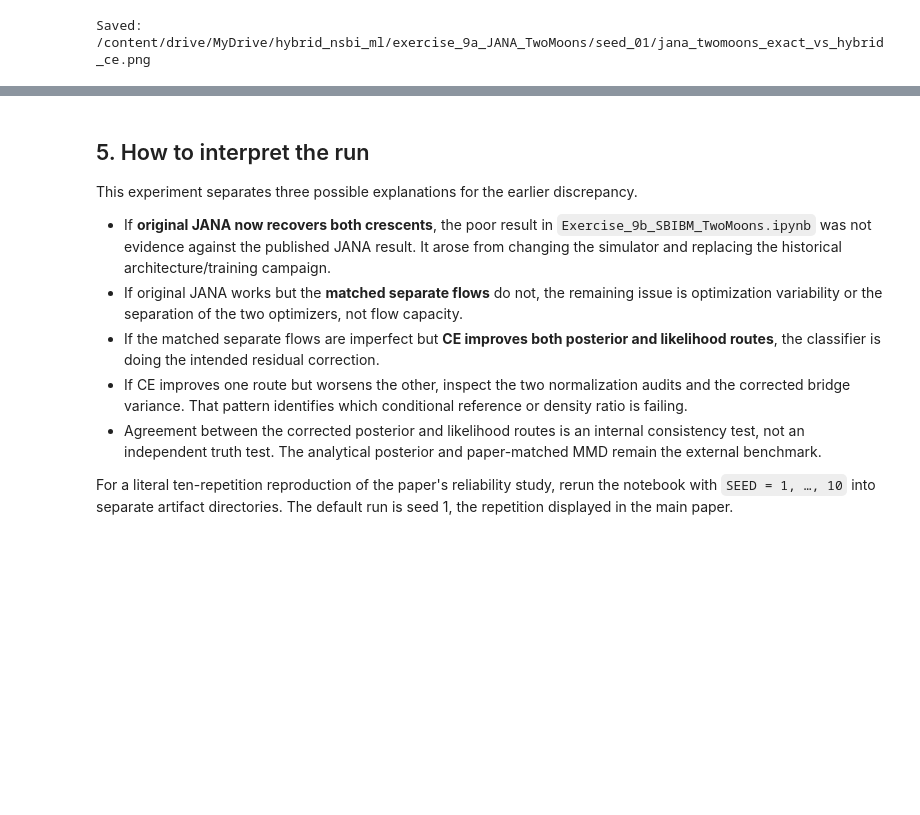
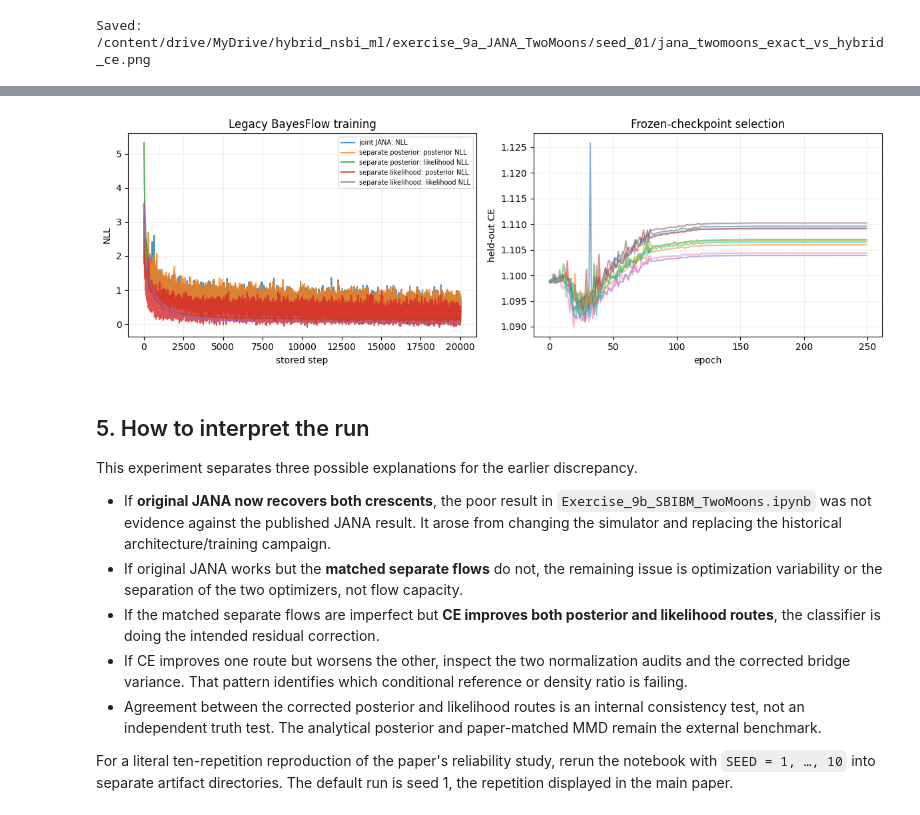
Before and after one commit to rafaellopesdesa/nsbi-lhc-toolkit, a Jupyter notebook: workshops/ml4hep_tifr_colab/Exercise_9a_JANA_TwoMoons.ipynb, the cells around one changed output, grey strips where cells are left out. Drawn from its saved outputs; the diff is of its cells as text; code cells hidden in the pictures; blank space fills up the shorter version.

```diff
--- a/workshops/ml4hep_tifr_colab/Exercise_9a_JANA_TwoMoons.ipynb
+++ b/workshops/ml4hep_tifr_colab/Exercise_9a_JANA_TwoMoons.ipynb
@@ -948,44 +948,72 @@ print("Saved:", figure_path)
 Saved: /content/drive/MyDrive/hybrid_nsbi_ml/exercise_9a_JANA_TwoMoons/seed_01/jana_twomoons_exact_vs_hybrid_ce.png
 # %%
 # Training histories: legacy NLLs and the ten CE members.
-history_paths = {
-    "joint JANA": ARTIFACT_ROOT / "joint_jana_history.csv",
-    "separate posterior": (
-        ARTIFACT_ROOT / "separate_posterior_history.csv"
-    ),
-    "separate likelihood": (
-        ARTIFACT_ROOT / "separate_likelihood_history.csv"
-    ),
+history_stems = {
+    "joint JANA": ARTIFACT_ROOT / "joint_jana_history",
+    "separate posterior": ARTIFACT_ROOT / "separate_posterior_history",
+    "separate likelihood": ARTIFACT_ROOT / "separate_likelihood_history",
 }
-for label, path in history_paths.items():
-    frame = pd.read_csv(path)
-    print(
-        label,
-        "columns:",
-        list(frame.columns),
-        "rows:",
-        len(frame),
-    )
 
 fig, axes = plt.subplots(1, 2, figsize=(12, 4))
-for label, path in history_paths.items():
-    frame = pd.read_csv(path)
-    candidates = [
-        column for column in frame.columns
-        if "loss" in column.lower() and "val" not in column.lower()
-    ]
-    for column in candidates:
-        axes[0].plot(
-            frame[column].to_numpy(),
-            alpha=0.8,
-            label=f"{label}: {column}",
+
+for label, stem in history_stems.items():
+    csv_path = stem.with_suffix(".csv")
+    json_path = stem.with_suffix(".json")
+
+    if csv_path.is_file():
+        frame = pd.read_csv(csv_path)
+        loss_columns = [
+            column
+            for column in frame.columns
+            if "loss" in column.lower()
+            and "val" not in column.lower()
+        ]
+        print(label, "CSV columns:", list(frame.columns))
+
+        for column in loss_columns:
+            axes[0].plot(
+                frame[column].to_numpy(),
+                alpha=0.8,
+                label=f"{label}: {column}",
+            )
+
+    elif json_path.is_file():
+        payload = json.loads(json_path.read_text())
+        train_losses = np.asarray(
+            payload["train_losses"],
+            dtype=np.float64,
         )
+
+        if train_losses.ndim == 1:
+            train_losses = train_losses[:, None]
+
+        density_names = (
+            ("posterior NLL", "likelihood NLL")
+            if train_losses.shape[1] == 2
+            else ("NLL",)
+        )
+
+        print(label, "JSON shape:", train_losses.shape)
+
+        for column, density_name in enumerate(density_names):
+            axes[0].plot(
+                train_losses[:, column],
+                alpha=0.8,
+                label=f"{label}: {density_name}",
+            )
+
+    else:
+        raise FileNotFoundError(
+            f"No CSV or JSON history artifact found for {stem}"
+        )
+
 for member, pack in enumerate(classifier):
     axes[1].plot(
         pack["history"]["validation_ce"],
         alpha=0.55,
         label=f"member {member + 1}",
     )
+
 axes[0].set(
     title="Legacy BayesFlow training",
     xlabel="stored step",
@@ -996,11 +1024,14 @@ axes[1].set(
     xlabel="epoch",
     ylabel="held-out CE",
 )
+
 for axis in axes:
     axis.grid(alpha=0.2)
+
 axes[0].legend(fontsize=7)
 if len(classifier) <= 4:
     axes[1].legend(fontsize=7)
+
 fig.tight_layout()
 fig.savefig(
     ARTIFACT_ROOT / "training_histories.png",
@@ -1013,3 +1046,4 @@ FileNotFoundError: [Errno 2] No such file or directory: '/content/drive/MyDrive/
+[figure, added]
 # %% [markdown]
 ## 5. How to interpret the run
 
```
Also changed, not shown: parts of 2 cells of this notebook.
